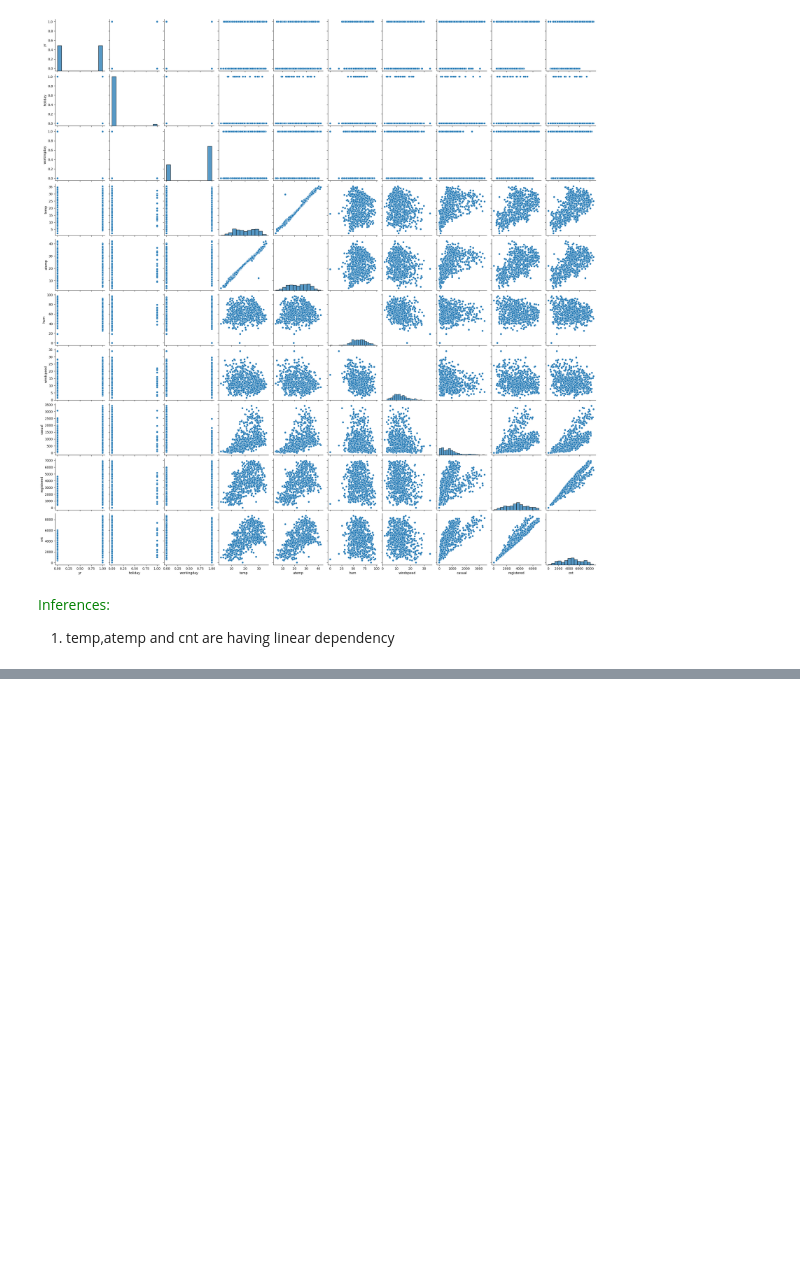
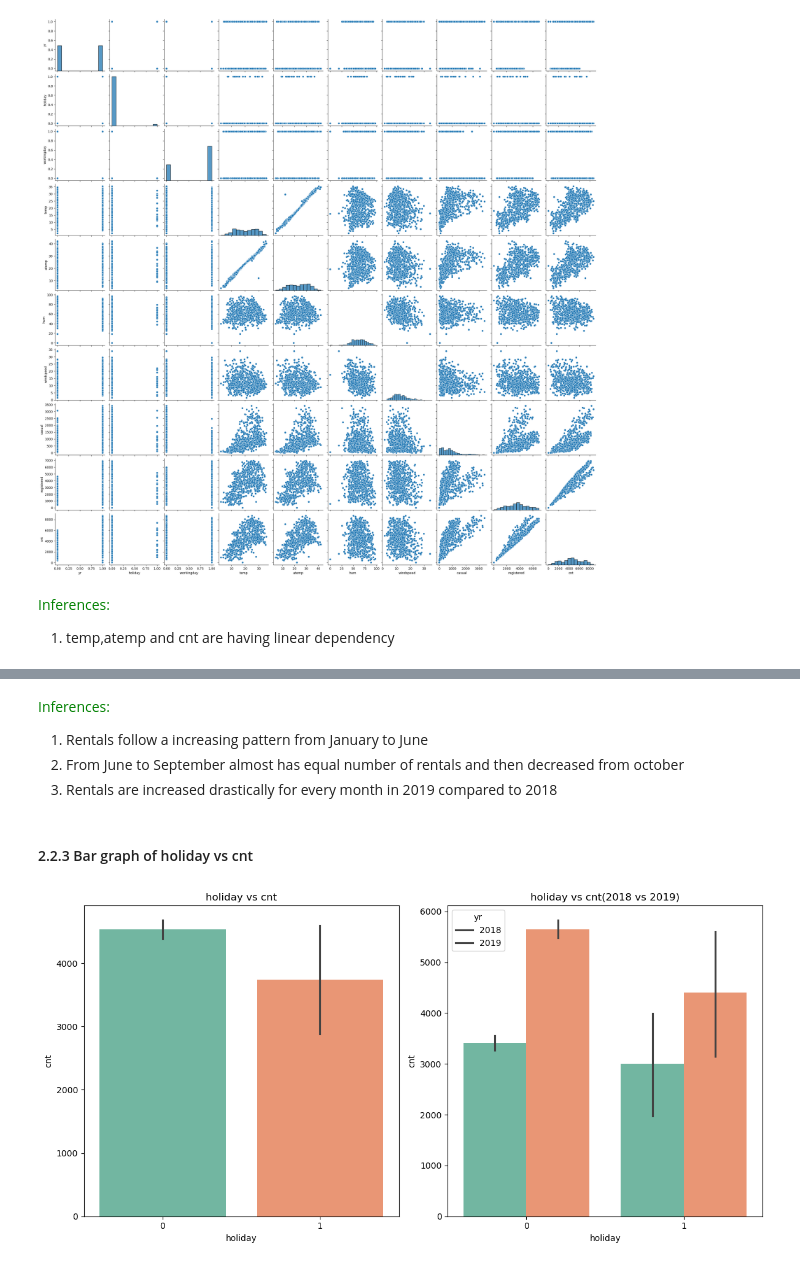
Before and after one commit to sunilkumarrudragada/bike-sharing-linear-regression, a Jupyter notebook: bike_sharing_linear_regression.ipynb, the cells around one changed output, grey strips where cells are left out. Saved outputs shown, nothing was run; the diff lists cells and outputs as text; code cells hidden in the pictures; blank space fills up the shorter version.

```diff
--- a/bike_sharing_linear_regression.ipynb
+++ b/bike_sharing_linear_regression.ipynb
@@ -208,0 +251,12 @@ plt.show()
+# %% [markdown]
+<span style="color:green">Inferences: </br>
+1. Rentals follow a increasing pattern from January  to June  </br>
+2. From June to September almost has equal number of rentals and then decreased from october
+2. Rentals are increased drastically for every month in 2019 compared to 2018
+</span>
+# %% [markdown]
+#### 2.2.3 Bar graph of holiday vs cnt
+# %%
+plot_bar_graphs_vs_cnt('holiday')
+# %% [output]
+[figure, added]
```
Also changed, not shown: parts of 15 cells of this notebook.
